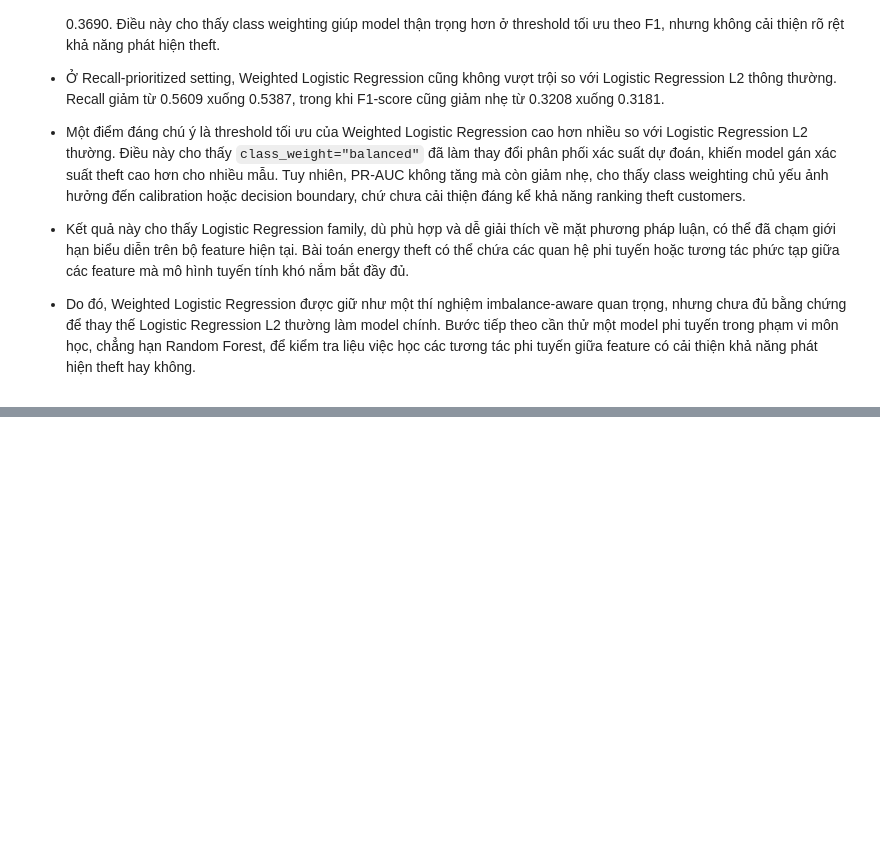
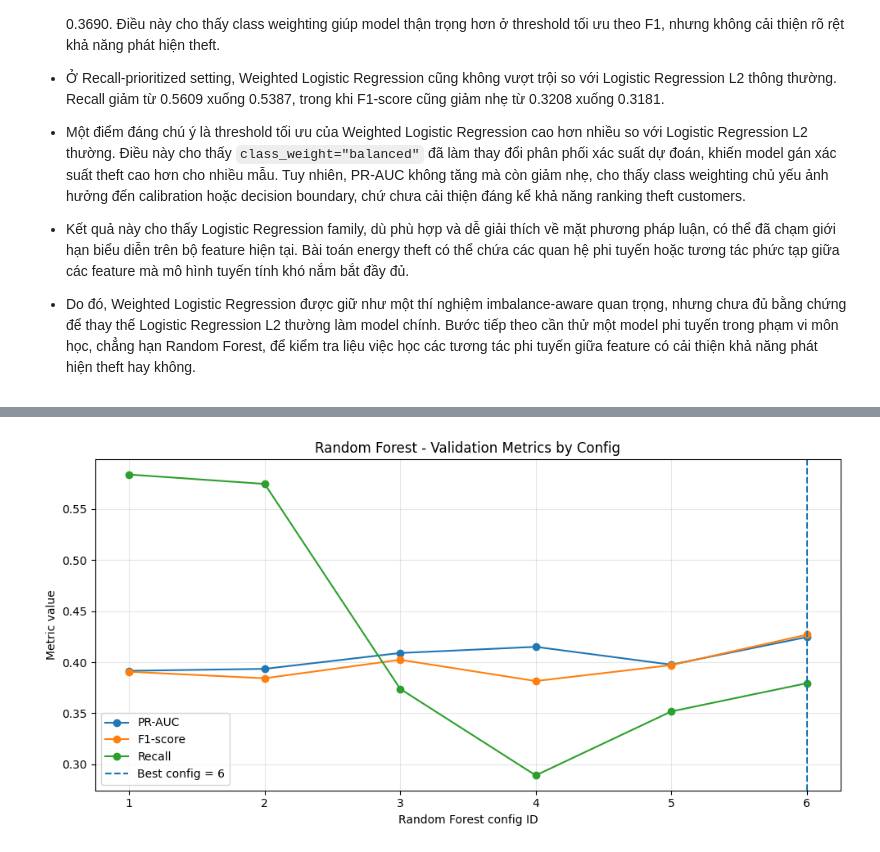
Before and after one commit to longzu-ComputerScience/CS114----ML-Project---Energy-Theft-Detection, a Jupyter notebook: notebooks/model_training_quoc_thai.ipynb, the cells around one changed output, grey strips where cells are left out. Saved outputs shown, nothing was run; the diff lists cells and outputs as text; code cells hidden in the pictures; blank space fills up the shorter version.

Commit message:
Add random forest model comparison

```diff
--- a/notebooks/model_training_quoc_thai.ipynb
+++ b/notebooks/model_training_quoc_thai.ipynb
@@ -2962,0 +3223,28 @@ weighted_vs_unweighted_logreg_df
+# %%
+# 17.4. Vẽ PR-AUC, F1-score và Recall của các cấu hình Random Forest
+
+# Vẽ theo config_id gốc để dễ đối chiếu với grid ban đầu.
+rf_plot_df = rf_results_df.sort_values("config_id").reset_index(drop=True)
+
+plt.figure(figsize=(10, 5))
+
+plt.plot(rf_plot_df["config_id"], rf_plot_df["pr_auc"], marker="o", label="PR-AUC")
+
+plt.plot(rf_plot_df["config_id"], rf_plot_df["f1_score"], marker="o", label="F1-score")
+
+plt.plot(rf_plot_df["config_id"], rf_plot_df["recall"], marker="o", label="Recall")
+
+plt.axvline(
+    rf_best_config_id, linestyle="--", label=f"Best config = {rf_best_config_id}"
+)
+
+plt.xlabel("Random Forest config ID")
+plt.ylabel("Metric value")
+plt.title("Random Forest - Validation Metrics by Config")
+plt.xticks(rf_plot_df["config_id"])
+plt.legend()
+plt.grid(True, alpha=0.3)
+plt.tight_layout()
+plt.show()
+# %% [output]
+[figure, added]
```
Also changed, not shown: parts of 13 cells of this notebook.
